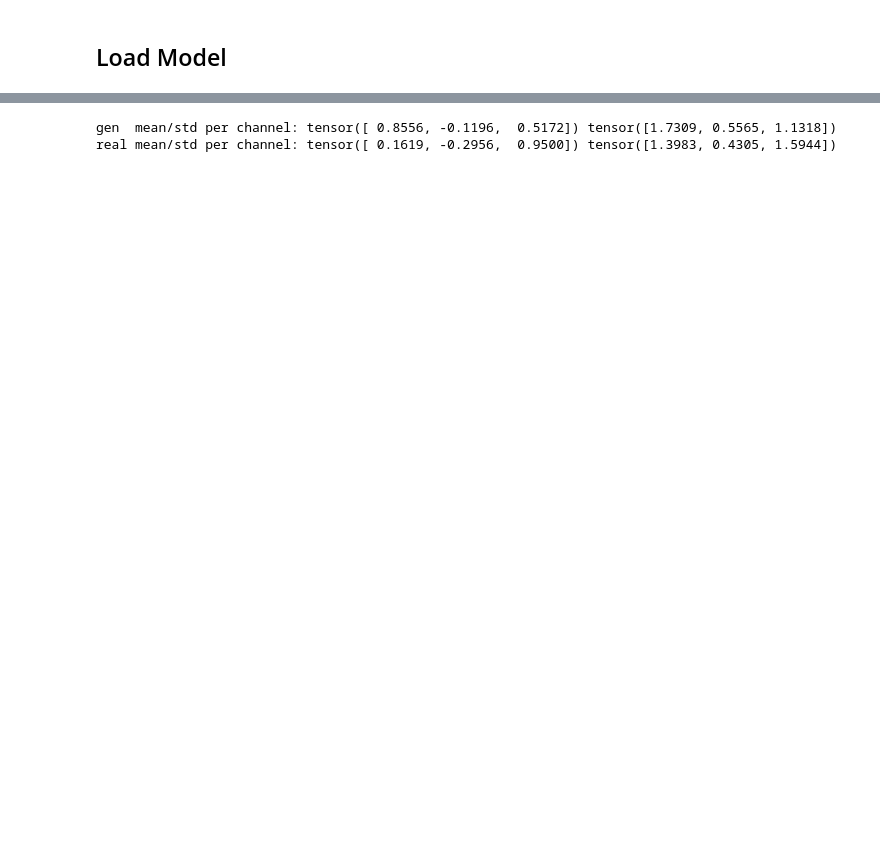
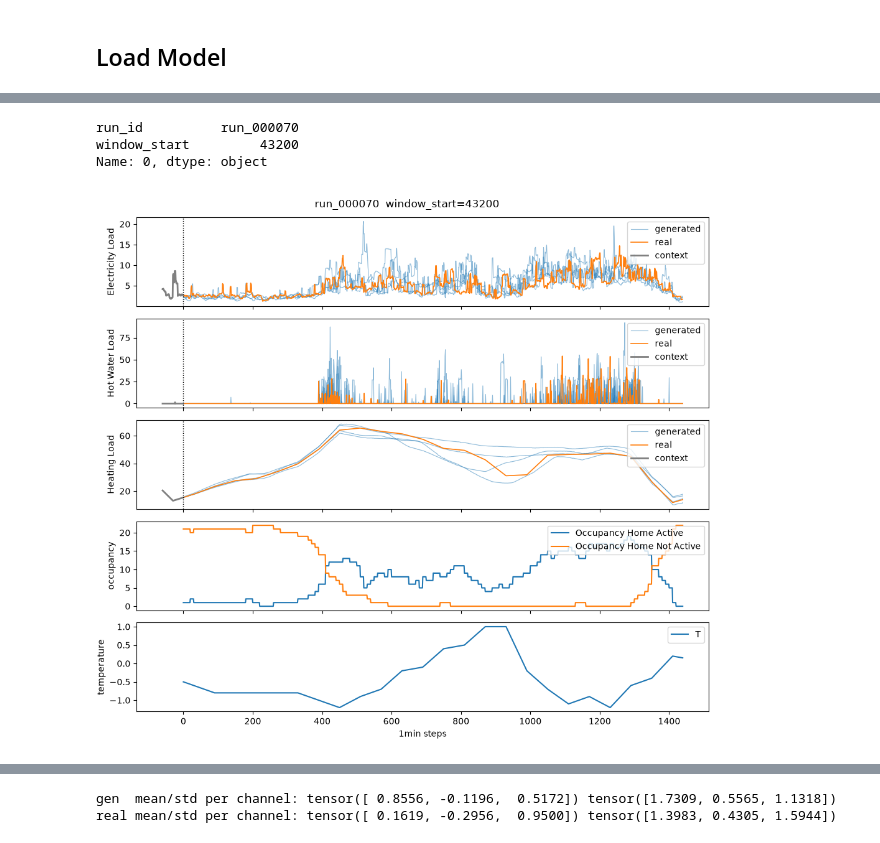
Before and after one commit to NV717/Master_Thesis_EWI_2026, a Jupyter notebook: notebooks/05_Inference_and_Evaluation.ipynb, the cells around one changed output, grey strips where cells are left out. Drawn from its saved outputs; the diff is of its cells as text; code cells hidden in the pictures; blank space fills up the shorter version.

```diff
--- a/notebooks/05_Inference_and_Evaluation.ipynb
+++ b/notebooks/05_Inference_and_Evaluation.ipynb
@@ -185,0 +189,7 @@ real = invert_scaler(batch["target"], pipe.target_scaler) * batch["target_norm"]
+# %%
+split = "val"                                     # or "val", "holdout_building", "holdout_year", "holdout_both"
+idx = pipe.Window_drawer(split, n_runs=1, n_windows=1, seed=0)
+ds = pipe.windowdataset("val",idx)
+# %%
+df_w = generate_windows(pipe, net, schedule, cond, split, idx,
+                               n_samples=4, batch_size=32, sampler="dpm", num_steps=50, seed=0, device=device)
@@ -185,0 +273,17 @@ real = invert_scaler(batch["target"], pipe.target_scaler) * batch["target_norm"]
+# %%
+windows = df_w[["run_id", "window_start"]].drop_duplicates().reset_index(drop=True)
+r = windows.iloc[0]
+# %%
+r
+# %% [output]
+run_id          run_000070
+window_start         43200
+Name: 0, dtype: object
+# %%
+groups = {
+    "occupancy":   ["Occupancy Home Active", "Occupancy Home Not Active"],
+    "temperature": ["T"],
+}
+plot_window(df_w, r["run_id"], r["window_start"], cfg.target_cols, groups, xlabel=f"{cfg.resolution} steps")
+# %% [output]
+[figure, added]
```
Also changed, not shown: parts of 63 cells of this notebook, 10 other files.
